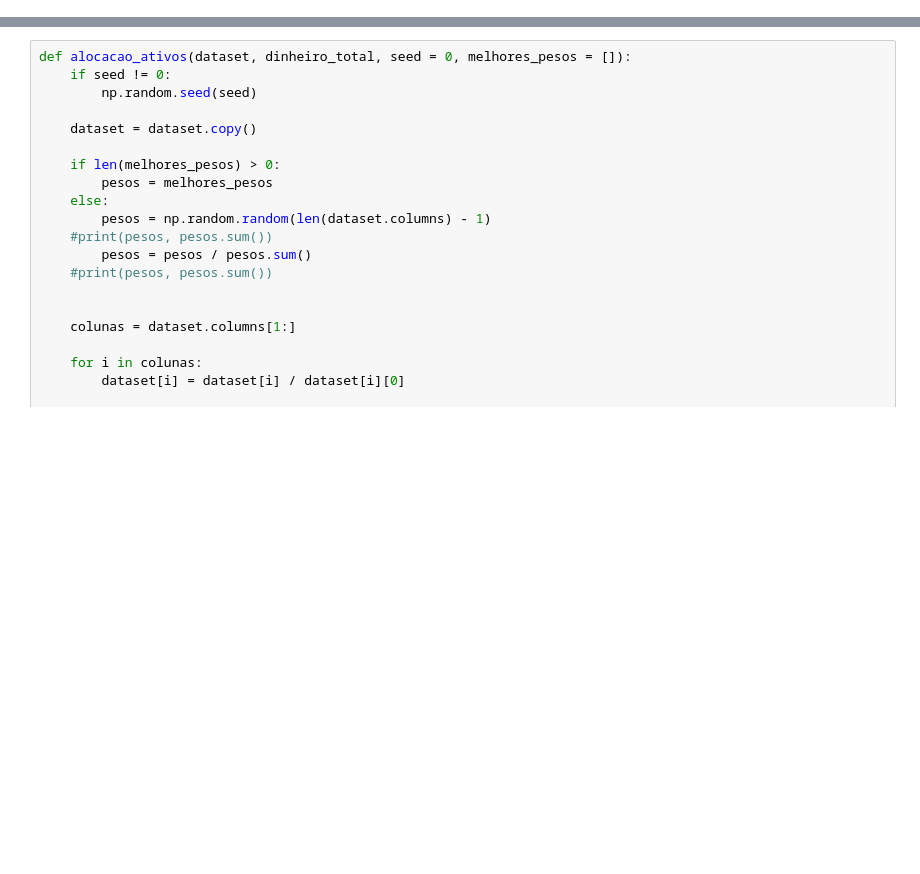
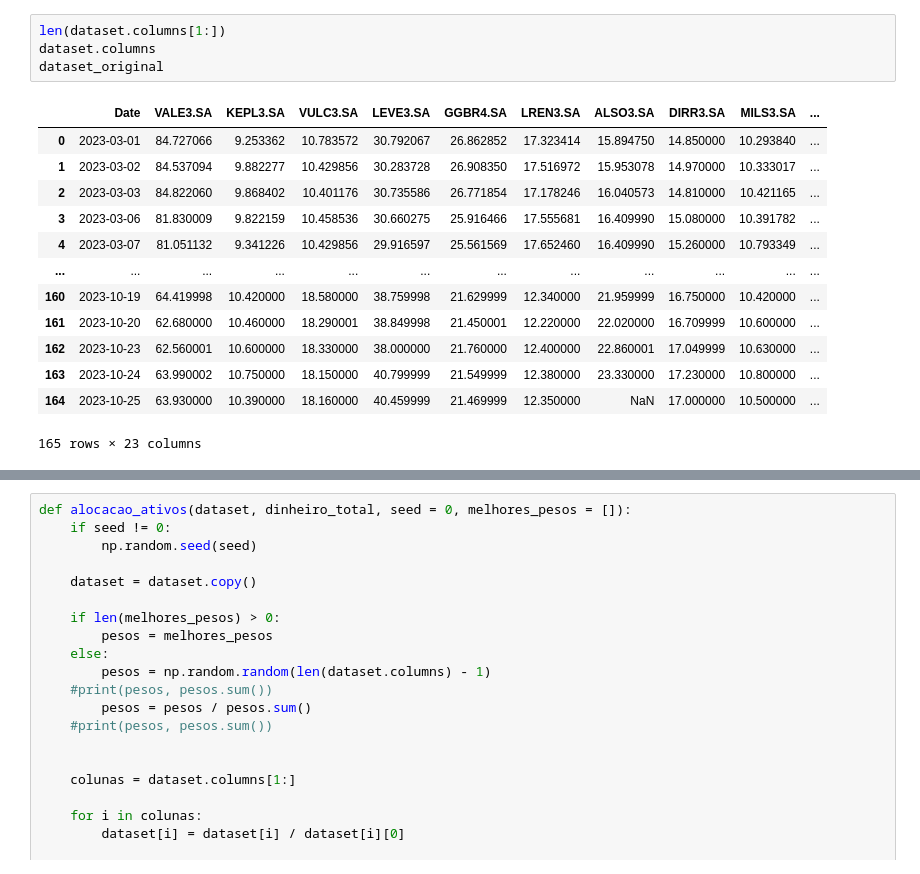
Before and after one commit to ikaromm/Data-and-ML, a Jupyter notebook: fitness_function.ipynb, the cells around one changed output, grey strips where cells are left out. Saved outputs shown, nothing was run; the diff lists cells and outputs as text; blank space fills up the shorter version.

```diff
--- a/fitness_function.ipynb
+++ b/fitness_function.ipynb
@@ -60,2 +77,20 @@ sem_risco = taxa_selic_historico.mean() / 100
+# %%
+len(dataset.columns[1:])
+dataset.columns
+dataset_original
+# %% [output]
+|  | Date | VALE3.SA | KEPL3.SA | VULC3.SA | LEVE3.SA | GGBR4.SA | LREN3.SA | ALSO3.SA | DIRR3.SA | MILS3.SA | ... |
+| 0 | 2023-03-01 | 84.727066 | 9.253362 | 10.783572 | 30.792067 | 26.862852 | 17.323414 | 15.894750 | 14.850000 | 10.293840 | ... |
+| 1 | 2023-03-02 | 84.537094 | 9.882277 | 10.429856 | 30.283728 | 26.908350 | 17.516972 | 15.953078 | 14.970000 | 10.333017 | ... |
+| 2 | 2023-03-03 | 84.822060 | 9.868402 | 10.401176 | 30.735586 | 26.771854 | 17.178246 | 16.040573 | 14.810000 | 10.421165 | ... |
+| 3 | 2023-03-06 | 81.830009 | 9.822159 | 10.458536 | 30.660275 | 25.916466 | 17.555681 | 16.409990 | 15.080000 | 10.391782 | ... |
+| 4 | 2023-03-07 | 81.051132 | 9.341226 | 10.429856 | 29.916597 | 25.561569 | 17.652460 | 16.409990 | 15.260000 | 10.793349 | ... |
+| ... | ... | ... | ... | ... | ... | ... | ... | ... | ... | ... | ... |
+| 160 | 2023-10-19 | 64.419998 | 10.420000 | 18.580000 | 38.759998 | 21.629999 | 12.340000 | 21.959999 | 16.750000 | 10.420000 | ... |
+| 161 | 2023-10-20 | 62.680000 | 10.460000 | 18.290001 | 38.849998 | 21.450001 | 12.220000 | 22.020000 | 16.709999 | 10.600000 | ... |
+| 162 | 2023-10-23 | 62.560001 | 10.600000 | 18.330000 | 38.000000 | 21.760000 | 12.400000 | 22.860001 | 17.049999 | 10.630000 | ... |
+| 163 | 2023-10-24 | 63.990002 | 10.750000 | 18.150000 | 40.799999 | 21.549999 | 12.380000 | 23.330000 | 17.230000 | 10.800000 | ... |
+| 164 | 2023-10-25 | 63.930000 | 10.390000 | 18.160000 | 40.459999 | 21.469999 | 12.350000 | NaN | 17.000000 | 10.500000 | ... |
+165 rows × 23 columns
 # %%
 def fitness_function(solucao):
```
Also changed, not shown: parts of 14 cells of this notebook, 33 other files.
